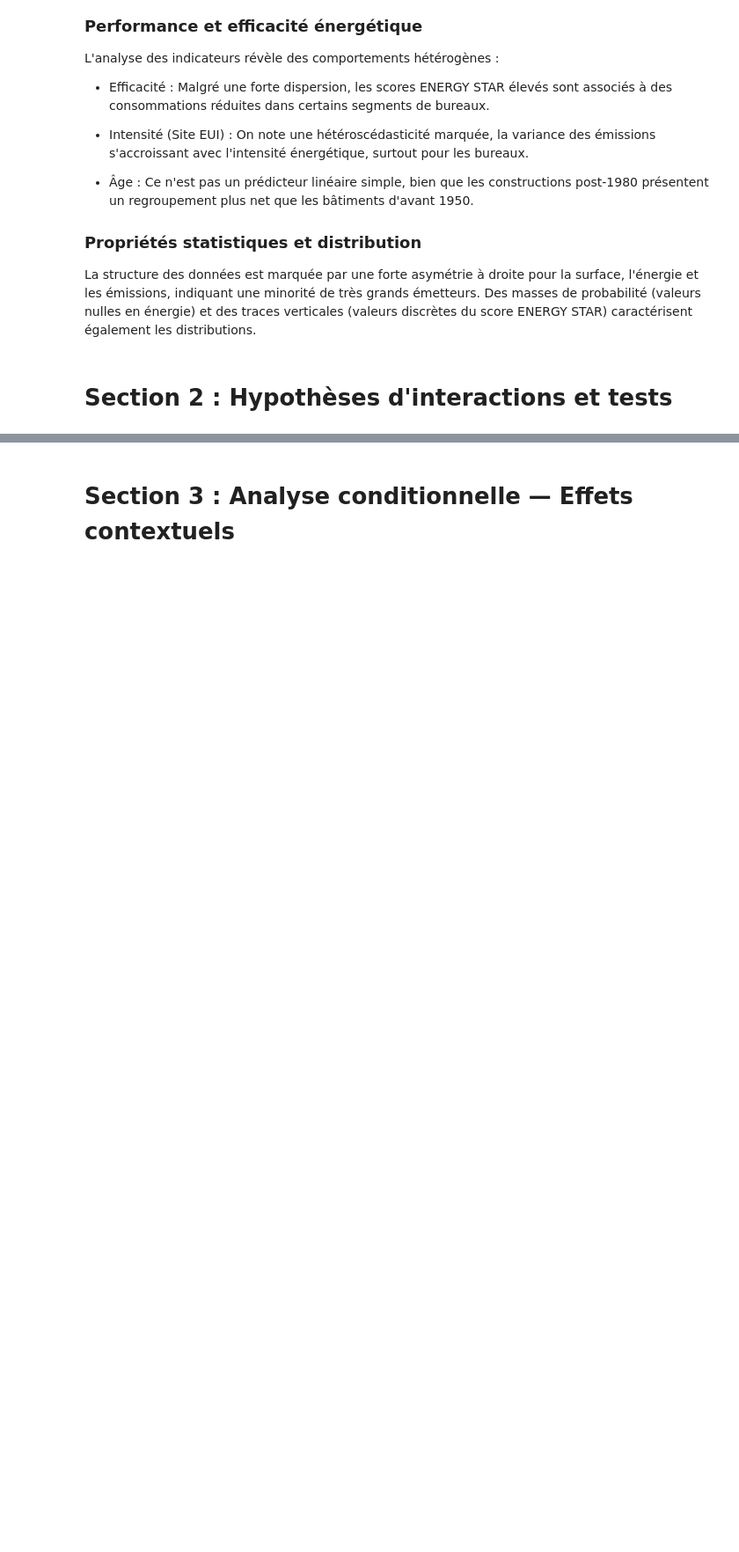
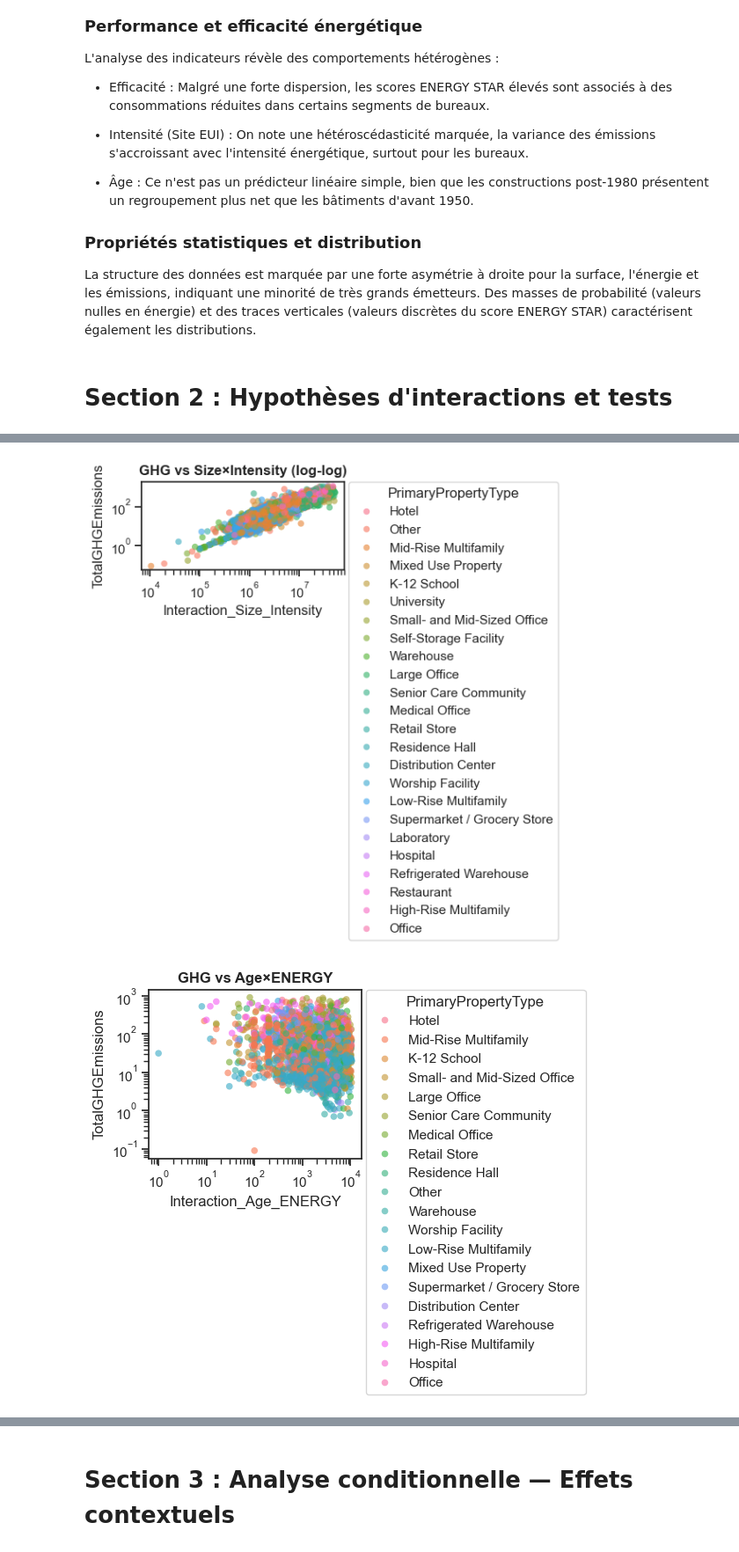
Before and after one commit to Ben10-som/ML-prediction-CO2, a Jupyter notebook: notebooks/04_multivariate_full_analysis.ipynb, the cells around one changed output, grey strips where cells are left out. Shown at 88% size. Cells and saved outputs as stored; diff of their text form; code cells hidden in the pictures; blank space fills up the shorter version.

Commit message:
eda : test des hypothèses d'interaction métiers au niveau de la section 2 du notebook 04

```diff
--- a/notebooks/04_multivariate_full_analysis.ipynb
+++ b/notebooks/04_multivariate_full_analysis.ipynb
@@ -198,0 +268,51 @@ La structure des données est marquée par une forte asymétrie à droite pour l
+# %%
+import numpy as np
+import seaborn as sns
+import matplotlib.pyplot as plt
+
+def scatter_clip(
+    data, x, y, hue=None, clip_upper=0.99, log_x=False, log_y=False,
+    title="", alpha=0.6, s=30
+):
+    plot_df = data[[x, y, hue] if hue else [x, y]].dropna()
+
+    # Clip des extrêmes pour mieux voir
+    if clip_upper:
+        plot_df = plot_df[
+            (plot_df[x] <= plot_df[x].quantile(clip_upper)) &
+            (plot_df[y] <= plot_df[y].quantile(clip_upper))
+        ]
+
+    plt.figure(figsize=(6, 4))
+    ax = sns.scatterplot(data=plot_df, x=x, y=y, hue=hue, alpha=alpha, s=s, edgecolor="none")
+    if log_x: ax.set_xscale("log")
+    if log_y: ax.set_yscale("log")
+    ax.set_title(title, weight="bold")
+
+    if hue:
+        ax.legend(title=hue, bbox_to_anchor=(1.02, 1), loc="upper left", borderaxespad=0.)
+    plt.tight_layout()
+    plt.show()
+
+hue_col = "PrimaryPropertyType"
+
+scatter_clip(df, "Interaction_Size_Intensity", "TotalGHGEmissions", hue=hue_col,
+             log_x=True, log_y=True, title="GHG vs Size×Intensity (log-log)")
+
+scatter_clip(df, "Interaction_Age_ENERGY", "TotalGHGEmissions", hue=hue_col,
+             log_x=True, log_y=True, title="GHG vs Age×ENERGY")
+
+scatter_clip(df, "Energy_Mix_Product", "TotalGHGEmissions", hue=hue_col,
+             log_x=True, log_y=True, title="GHG vs Electricity×NaturalGas (log-log)")
+
+scatter_clip(df, "Gas_Electricity_Ratio", "TotalGHGEmissions", hue=hue_col,
+             log_x=True, log_y=True, title="GHG vs Gas/Electricity Ratio (log-log)")
+
+scatter_clip(df, "Footprint_per_Floor", "TotalGHGEmissions", hue=hue_col,
+             log_x=True, log_y=True, title="GHG vs Footprint per Floor (log-log)")
+
+scatter_clip(df, "Age_x_Size", "TotalGHGEmissions", hue=hue_col,
+             log_x=True, log_y=True, title="GHG vs Age×Size (log-log)")
+# %% [output]
+[figure, added]
+[figure, added]
```
Also changed, not shown: parts of 4 cells of this notebook.
